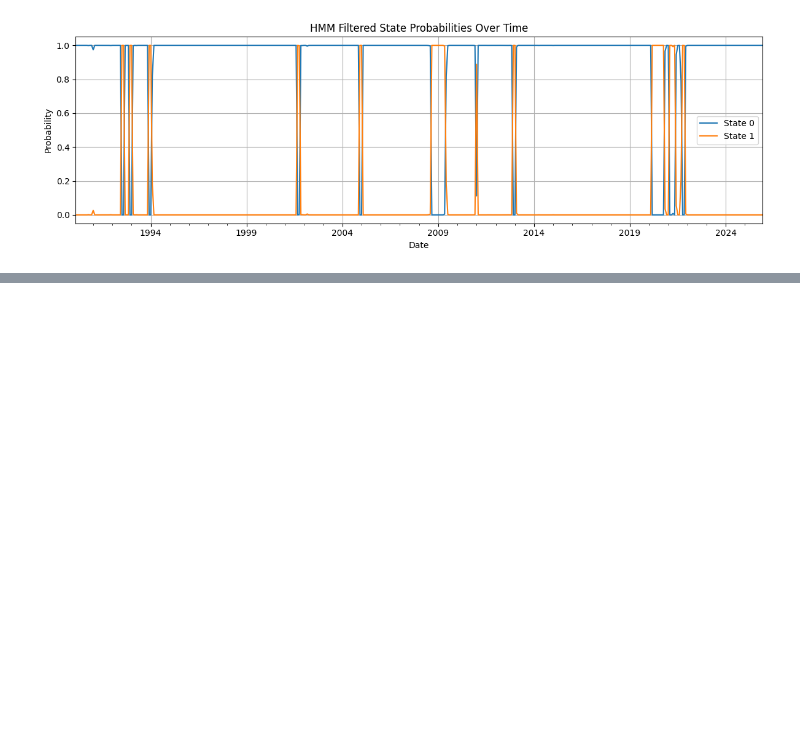
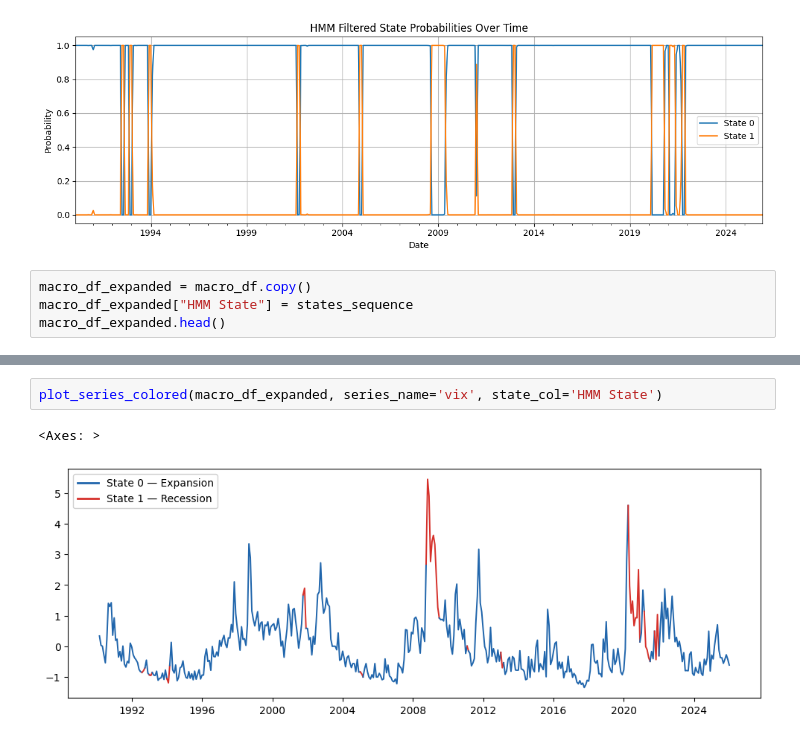
Before and after one commit to AsadAliAkhtar/Capstone_Project_Group_14085, a Jupyter notebook: notebooks/HMM_experiments.ipynb, the cells around one changed output, grey strips where cells are left out. Drawn from its saved outputs; the diff is of its cells as text; blank space fills up the shorter version.

```diff
--- a/notebooks/HMM_experiments.ipynb
+++ b/notebooks/HMM_experiments.ipynb
@@ -333,3 +400,7 @@ plot_hmm_state_probs(dates_train, smoothed_probs_train, title="HMM Smoothed Stat
 plot_hmm_state_probs(dates_train, filtered_probs_train, title="HMM Filtered State Probabilities Over Time")
 # %% [output]
 [figure]
+# %%
+macro_df_expanded = macro_df.copy()
+macro_df_expanded["HMM State"] = states_sequence
+macro_df_expanded.head()
@@ -335,0 +583,5 @@ plot_hmm_state_probs(dates_train, filtered_probs_train, title="HMM Filtered Stat
+# %%
+plot_series_colored(macro_df_expanded, series_name='vix', state_col='HMM State')
+# %% [output]
+<Axes: >
+[figure, added]
```
Also changed, not shown: parts of 20 cells of this notebook.
